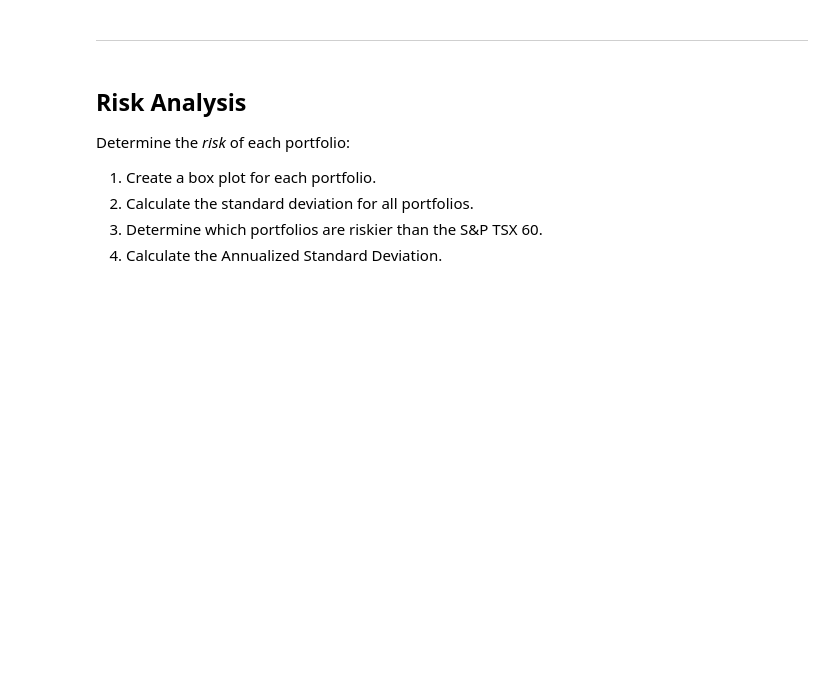
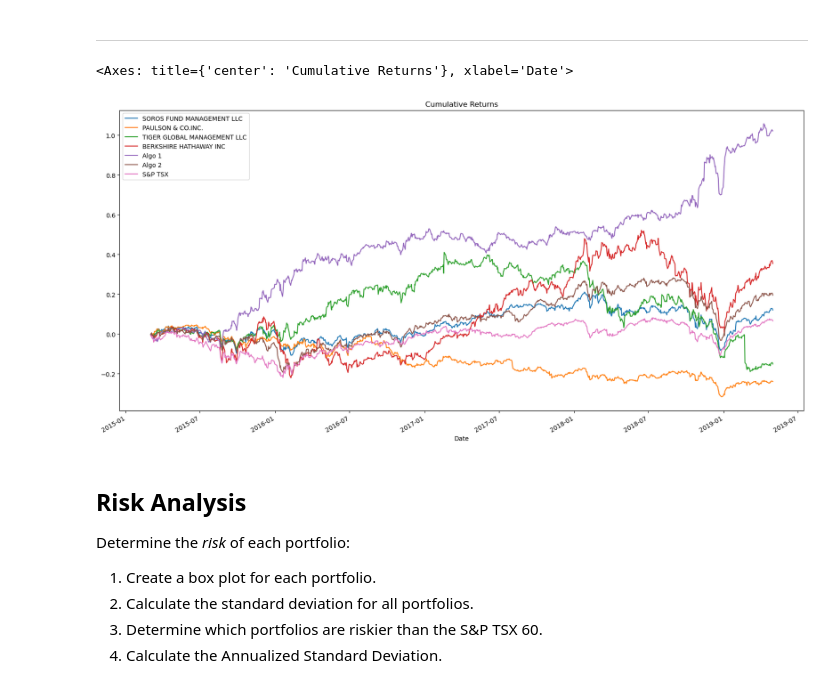
Before and after one commit to terabyte79/pandas_homework, a Jupyter notebook: whale_analysis.ipynb, the cells around one changed output. Cells and saved outputs as stored; diff of their text form; code cells hidden in the pictures; blank space fills up the shorter version.

```diff
--- a/whale_analysis.ipynb
+++ b/whale_analysis.ipynb
@@ -182,5 +215,5 @@ In this section, you will calculate and visualize performance and risk metrics f
 #### Calculate and Plot cumulative returns.
 # %%
 # Calculate cumulative returns of all portfolios
-
-# Plot cumulative returns
+cumulative_returns = ( 1 + combined_df).cumprod() - 1
+cumulative_returns.head(5)
@@ -187,5 +228,12 @@ In this section, you will calculate and visualize performance and risk metrics f
 # %% [markdown]
 ---
+# %%
+# Plot cumulative returns
+
+cumulative_returns.plot(figsize=(20,10), title= "Cumulative Returns")
+# %% [output]
+<Axes: title={'center': 'Cumulative Returns'}, xlabel='Date'>
+[figure, added]
 # %% [markdown]
 ## Risk Analysis
 
```
Also changed, not shown: parts of 27 cells of this notebook, 1 other file.
